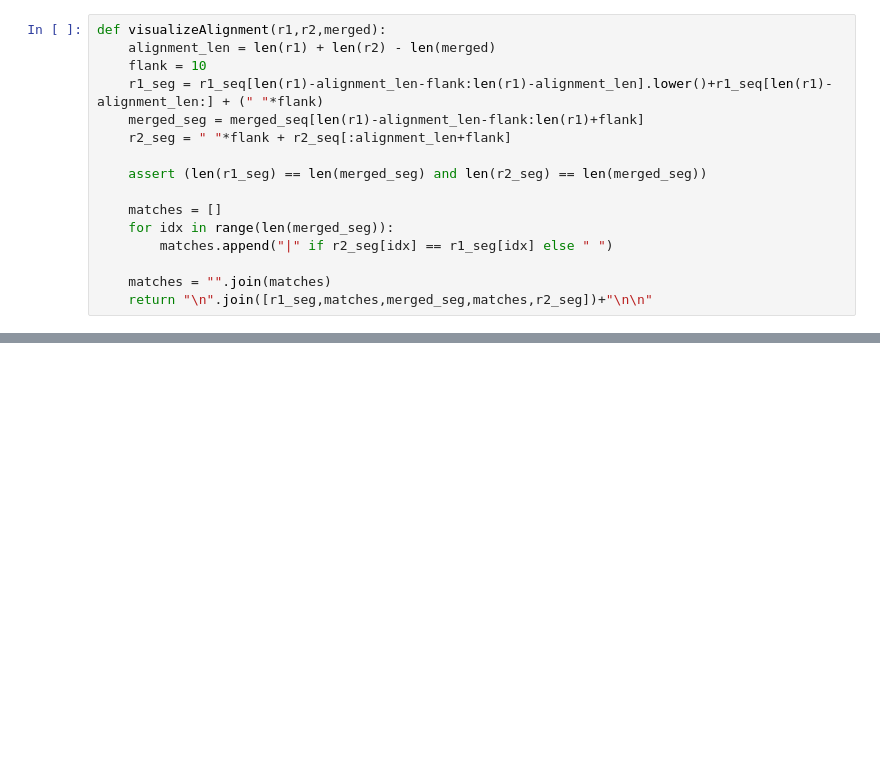
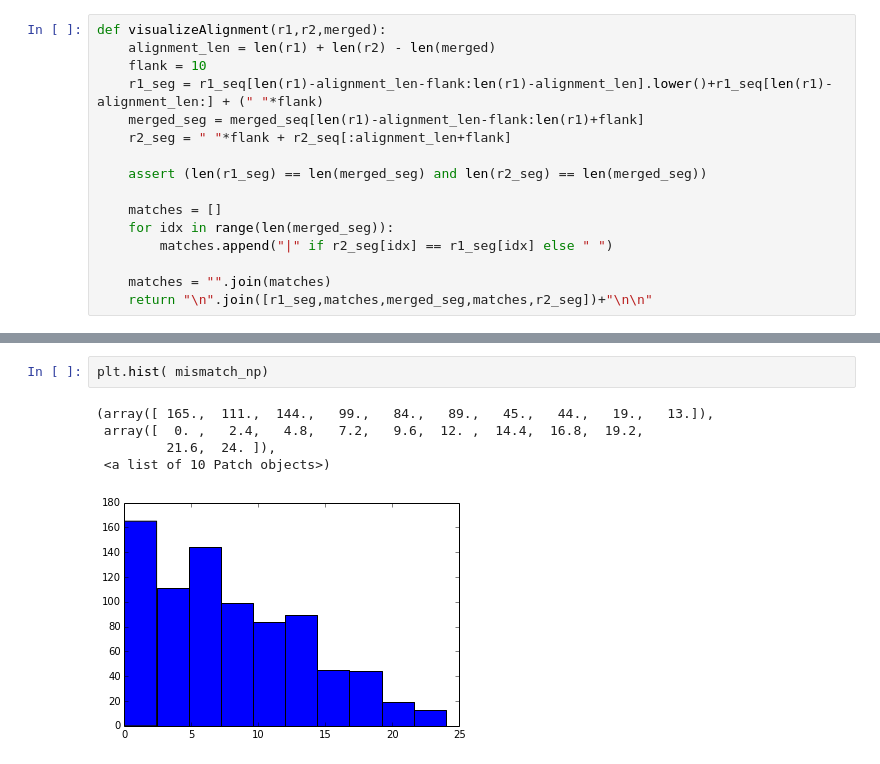
Before and after one commit to maubar/biotico-tools, a Jupyter notebook: ipython_nb/visualize_merged_paired_ends.ipynb, the cells around one changed output, grey strips where cells are left out. Cells and saved outputs as stored; diff of their text form; blank space fills up the shorter version.

```diff
--- a/ipython_nb/visualize_merged_paired_ends.ipynb
+++ b/ipython_nb/visualize_merged_paired_ends.ipynb
@@ -111,0 +136,8 @@ plt.plot(np.array([5,15]))
+# %%
+plt.hist( mismatch_np)
+# %% [output]
+(array([ 165.,  111.,  144.,   99.,   84.,   89.,   45.,   44.,   19.,   13.]),
+ array([  0. ,   2.4,   4.8,   7.2,   9.6,  12. ,  14.4,  16.8,  19.2,
+         21.6,  24. ]),
+ <a list of 10 Patch objects>)
+[figure, added]
```
Also changed, not shown: parts of 9 cells of this notebook.
